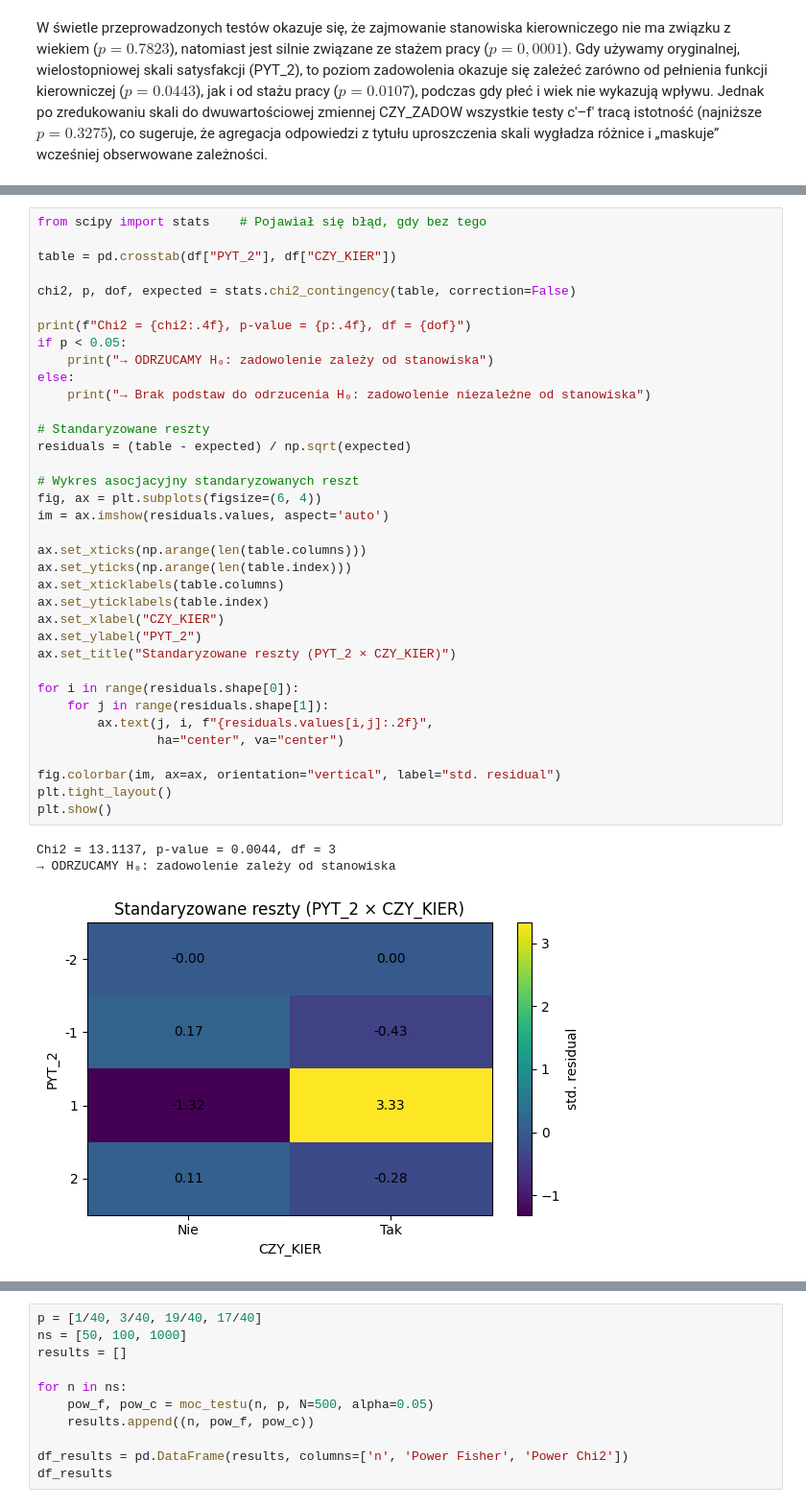
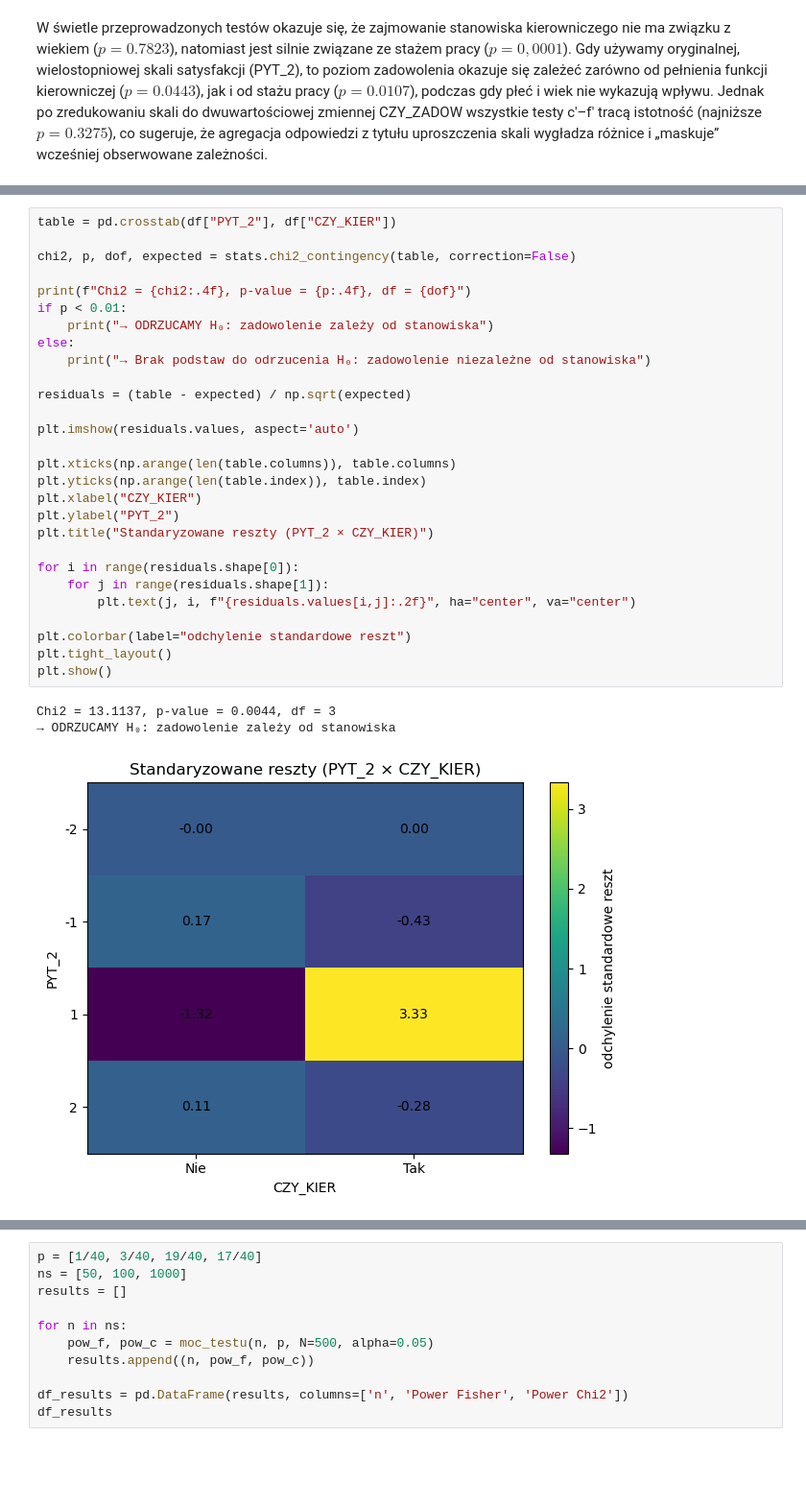
Before and after one commit to mathieuboro/Analysis_of_Survey_Data, a Jupyter notebook: Sprawozdanie2.ipynb, the cells around one changed output, grey strips where cells are left out. Shown at 96% size. Cells and saved outputs as stored; diff of their text form; blank space fills up the shorter version.

```diff
--- a/Sprawozdanie2.ipynb
+++ b/Sprawozdanie2.ipynb
@@ -295,41 +350,33 @@ ___
 # %%
-from scipy import stats    # Pojawiał się błąd, gdy bez tego
-
 table = pd.crosstab(df["PYT_2"], df["CZY_KIER"])
 
 chi2, p, dof, expected = stats.chi2_contingency(table, correction=False)
 
 print(f"Chi2 = {chi2:.4f}, p-value = {p:.4f}, df = {dof}")
-if p < 0.05:
+if p < 0.01:
     print("→ ODRZUCAMY H₀: zadowolenie zależy od stanowiska")
 else:
     print("→ Brak podstaw do odrzucenia H₀: zadowolenie niezależne od stanowiska")
 
-# Standaryzowane reszty
 residuals = (table - expected) / np.sqrt(expected)
 
-# Wykres asocjacyjny standaryzowanych reszt
-fig, ax = plt.subplots(figsize=(6, 4))
-im = ax.imshow(residuals.values, aspect='auto')
+plt.imshow(residuals.values, aspect='auto')
 
-ax.set_xticks(np.arange(len(table.columns)))
-ax.set_yticks(np.arange(len(table.index)))
-ax.set_xticklabels(table.columns)
-ax.set_yticklabels(table.index)
-ax.set_xlabel("CZY_KIER")
-ax.set_ylabel("PYT_2")
-ax.set_title("Standaryzowane reszty (PYT_2 × CZY_KIER)")
+plt.xticks(np.arange(len(table.columns)), table.columns)
+plt.yticks(np.arange(len(table.index)), table.index)
+plt.xlabel("CZY_KIER")
+plt.ylabel("PYT_2")
+plt.title("Standaryzowane reszty (PYT_2 × CZY_KIER)")
 
 for i in range(residuals.shape[0]):
     for j in range(residuals.shape[1]):
-        ax.text(j, i, f"{residuals.values[i,j]:.2f}",
-                ha="center", va="center")
+        plt.text(j, i, f"{residuals.values[i,j]:.2f}", ha="center", va="center")
 
-fig.colorbar(im, ax=ax, orientation="vertical", label="std. residual")
+plt.colorbar(label="odchylenie standardowe reszt")
 plt.tight_layout()
 plt.show()
 # %% [output]
 Chi2 = 13.1137, p-value = 0.0044, df = 3
 → ODRZUCAMY H₀: zadowolenie zależy od stanowiska
-[figure, old version]
+[figure, new version]
 # %% [markdown]
```
Also changed, not shown: parts of 17 cells of this notebook.
